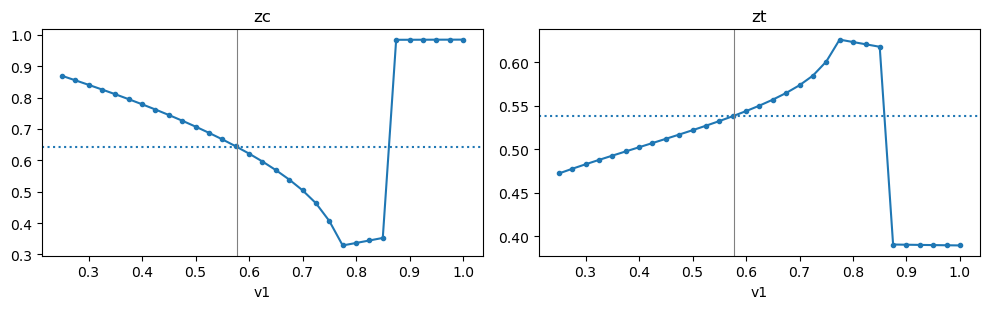
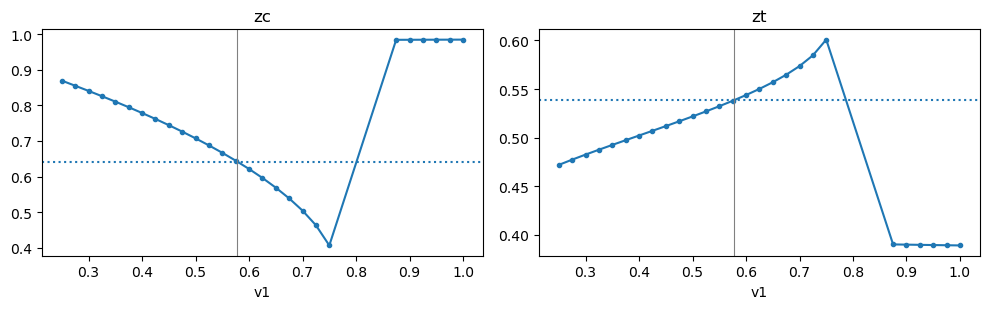
The change to this notebook cell's code, shown as a diff; its figure went from the first image to the second:
--- before
+++ after
@@ -2,18 +2,22 @@
 import numpy as np
 
-v1_grid = np.linspace(0.25, 1.0, 31)
-zc_eq, zt_eq = [], []
+# below v1 of about 0.34 no equilibrium exists within the variable bounds
+# (too little cooling), so only converged solves make the locus
+v1_eq, zc_eq, zt_eq = [], [], []
 solver = pyo.SolverFactory("pounce")
-for v1 in v1_grid:
+for v1 in np.linspace(0.25, 1.0, 31):
     sim = pyo.TransformationFactory("drto.steady_state_simulation").create_using(
         m, controls={m.v1: float(v1), m.v2: 0.49989}
     )
-    solver.solve(sim)
-    zc_eq.append(pyo.value(sim.zc))
-    zt_eq.append(pyo.value(sim.zt))
+    res = solver.solve(sim, load_solutions=False)
+    if res.solver.termination_condition == pyo.TerminationCondition.optimal:
+        sim.solutions.load_from(res)
+        v1_eq.append(v1)
+        zc_eq.append(pyo.value(sim.zc))
+        zt_eq.append(pyo.value(sim.zt))
 
 fig, axes = plt.subplots(1, 2, figsize=(10.0, 3.2), sharex=True)
 for ax, vals, name, ref in zip(axes, (zc_eq, zt_eq), ("zc", "zt"), (0.6416, 0.5387)):
-    ax.plot(v1_grid, vals, "o-", color="C0", markersize=3)
+    ax.plot(v1_eq, vals, "o-", color="C0", markersize=3)
     ax.axhline(ref, color="C0", linestyle=":")
     ax.axvline(0.57828, color="grey", linewidth=0.8)

Commit: steady_state notebook: the locus keeps converged equilibria only